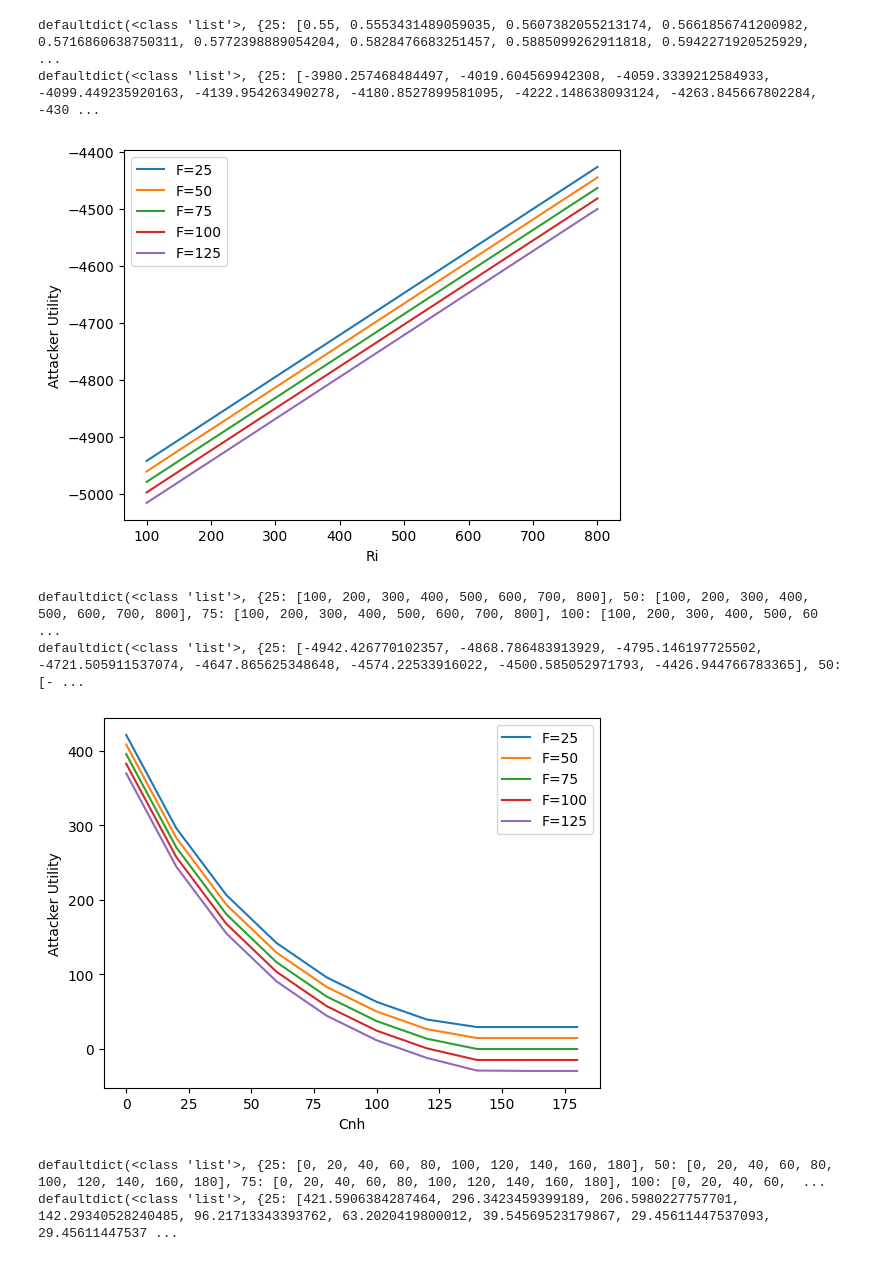
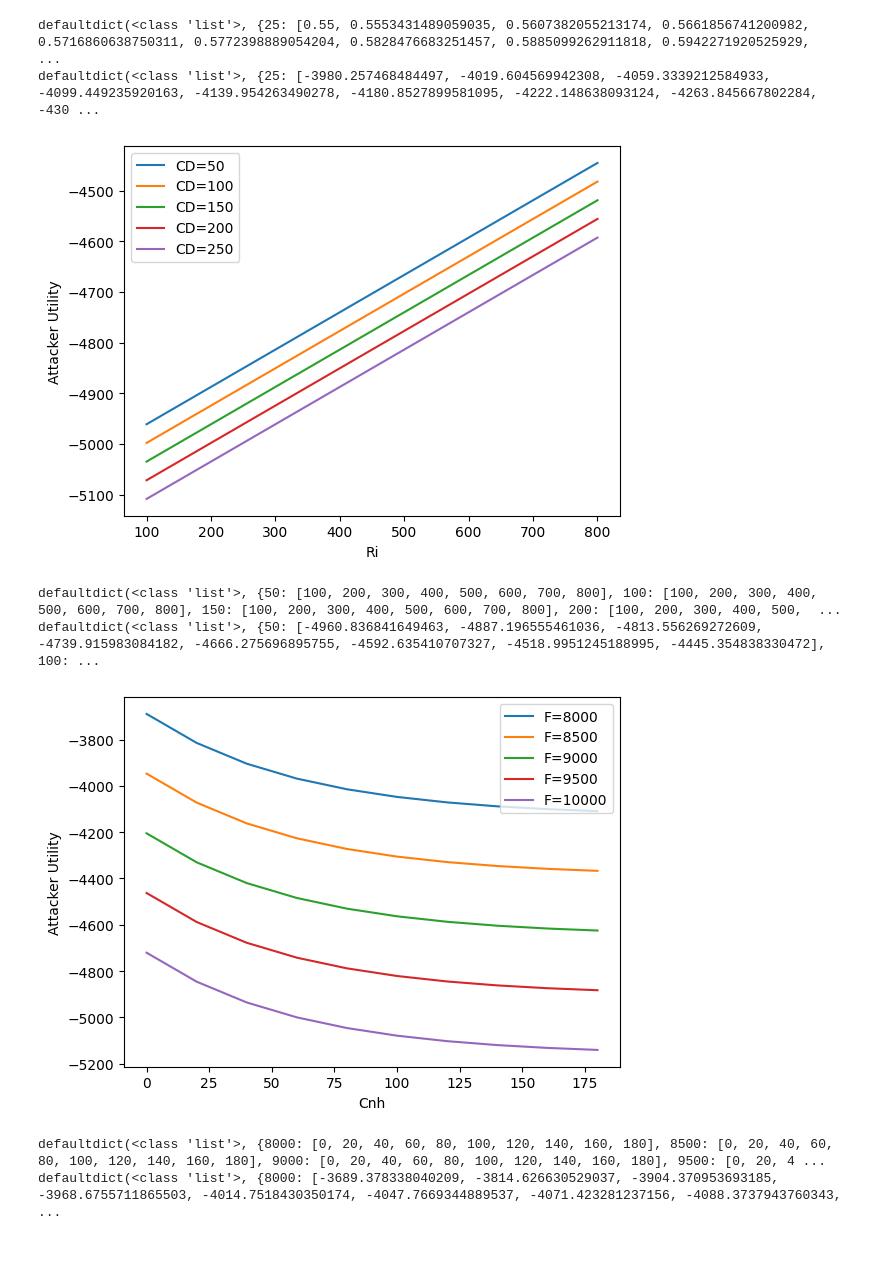
Before and after one commit to bhusalb/gt-ransomware-simulation, a Jupyter notebook: Ransomware_simulation.ipynb, the cells around one changed output. Drawn from its saved outputs; the diff is of its cells as text; code cells hidden in the pictures.

```diff
--- a/Ransomware_simulation.ipynb
+++ b/Ransomware_simulation.ipynb
@@ -1134,9 +1130,9 @@ import matplotlib.pyplot as plt
 Fi = defaultdict(list)
 Ei = defaultdict(list)
 
-# Define realistic ranges for the variables
-F_range = range(25, 150, 25)  # Updated range for B
-R_range = range(100,900,100)  # Updated range for C_ht
+# Attacker utils eval for CD and R
+F_range = range(50, 300, 50)
+R_range = range(100,900,100)
 
 for F in F_range:
     for R in R_range:
@@ -1150,7 +1146,7 @@ for F in F_range:
 
 # Generate multiple lines on the same plot
 for F in F_range:
-    plt.plot(Fi[F], Ei[F], label=f'F={F}')
+    plt.plot(Fi[F], Ei[F], label=f'CD={F}')
 
 # Adding title and labels
 plt.xlabel("Ri")
@@ -1167,9 +1163,9 @@ plt.show()
 print(Fi)
 print(Ei)
 # %% [output]
-[figure, old version]
+[figure, new version]
-defaultdict(<class 'list'>, {25: [100, 200, 300, 400, 500, 600, 700, 800], 50: [100, 200, 300, 400, 500, 600, 700, 800], 75: [100, 200, 300, 400, 500, 600, 700, 800], 100: [100, 200, 300, 400, 500, 60 ...
-defaultdict(<class 'list'>, {25: [-4942.426770102357, -4868.786483913929, -4795.146197725502, -4721.505911537074, -4647.865625348648, -4574.22533916022, -4500.585052971793, -4426.944766783365], 50: [- ...
+defaultdict(<class 'list'>, {50: [100, 200, 300, 400, 500, 600, 700, 800], 100: [100, 200, 300, 400, 500, 600, 700, 800], 150: [100, 200, 300, 400, 500, 600, 700, 800], 200: [100, 200, 300, 400, 500,  ...
+defaultdict(<class 'list'>, {50: [-4960.836841649463, -4887.196555461036, -4813.556269272609, -4739.915983084182, -4666.275696895755, -4592.635410707327, -4518.9951245188995, -4445.354838330472], 100: ...
 # %%
 from collections import defaultdict
 import matplotlib.pyplot as plt
@@ -1177,40 +1173,40 @@ import matplotlib.pyplot as plt
 Fi = defaultdict(list)
 Ei = defaultdict(list)
 
-# Define realistic ranges for the variables
-F_range = range(25, 150, 25)  # Updated range for B
-R_range = range(0,200,20)  # Updated range for C_ht
+# Attacker utils eval for F and Cnh
+F_range = range(8000, 10500, 500)
+R_range = range(0,200,20)
 
 for F in F_range:
     for R in R_range:
         p = sample.clone()
         p.F=F
         p.C_nh=R
         p=p.clone()
         e_a_b_1 = t_u_3_1(p)
 
         Fi[F].append(R)
         Ei[F].append(e_a_b_1)
 
 # Generate multiple lines on the same plot
 for F in F_range:
     plt.plot(Fi[F], Ei[F], label=f'F={F}')
 
 # Adding title and labels
 plt.xlabel("Cnh")
 plt.ylabel("Attacker Utility")
 
 # Adding a legend
 plt.legend()
 
 plt.savefig("n2-1.pdf", format="pdf", bbox_inches="tight")
 
 
 # Displaying the plot
 plt.show()
 print(Fi)
 print(Ei)
 # %% [output]
-[figure, old version]
+[figure, new version]
-defaultdict(<class 'list'>, {25: [0, 20, 40, 60, 80, 100, 120, 140, 160, 180], 50: [0, 20, 40, 60, 80, 100, 120, 140, 160, 180], 75: [0, 20, 40, 60, 80, 100, 120, 140, 160, 180], 100: [0, 20, 40, 60,  ...
-defaultdict(<class 'list'>, {25: [421.5906384287464, 296.3423459399189, 206.5980227757701, 142.29340528240485, 96.21713343393762, 63.2020419800012, 39.54569523179867, 29.45611447537093, 29.45611447537 ...
+defaultdict(<class 'list'>, {8000: [0, 20, 40, 60, 80, 100, 120, 140, 160, 180], 8500: [0, 20, 40, 60, 80, 100, 120, 140, 160, 180], 9000: [0, 20, 40, 60, 80, 100, 120, 140, 160, 180], 9500: [0, 20, 4 ...
+defaultdict(<class 'list'>, {8000: [-3689.378338040209, -3814.626630529037, -3904.370953693185, -3968.6755711865503, -4014.7518430350174, -4047.7669344889537, -4071.423281237156, -4088.3737943760343,  ...
```
Also changed, not shown: parts of 11 cells of this notebook, 1 other file.
